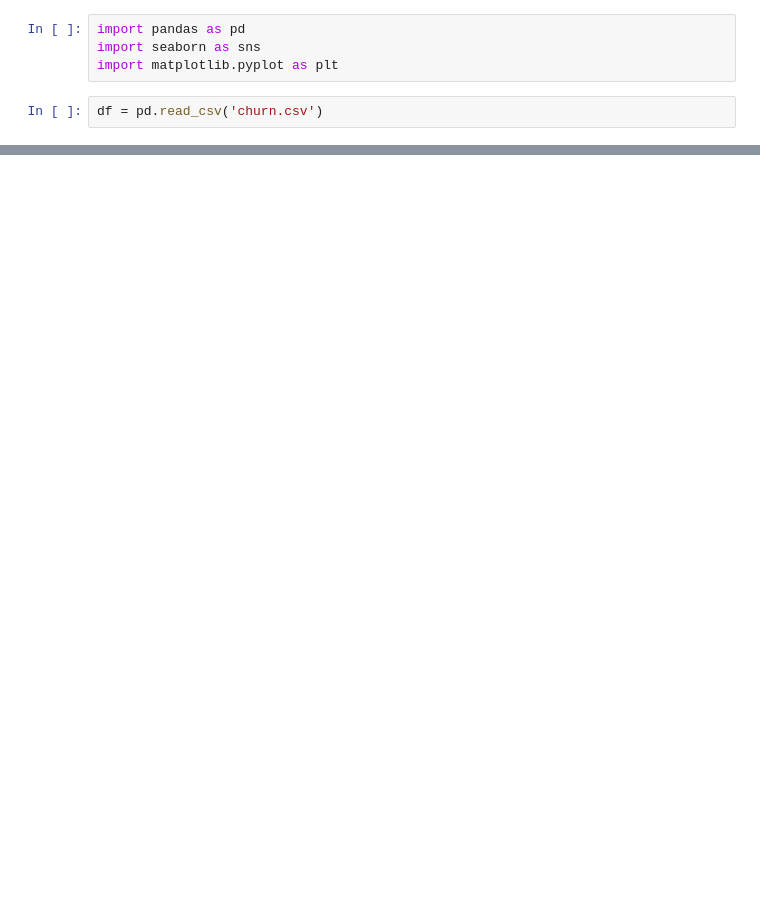
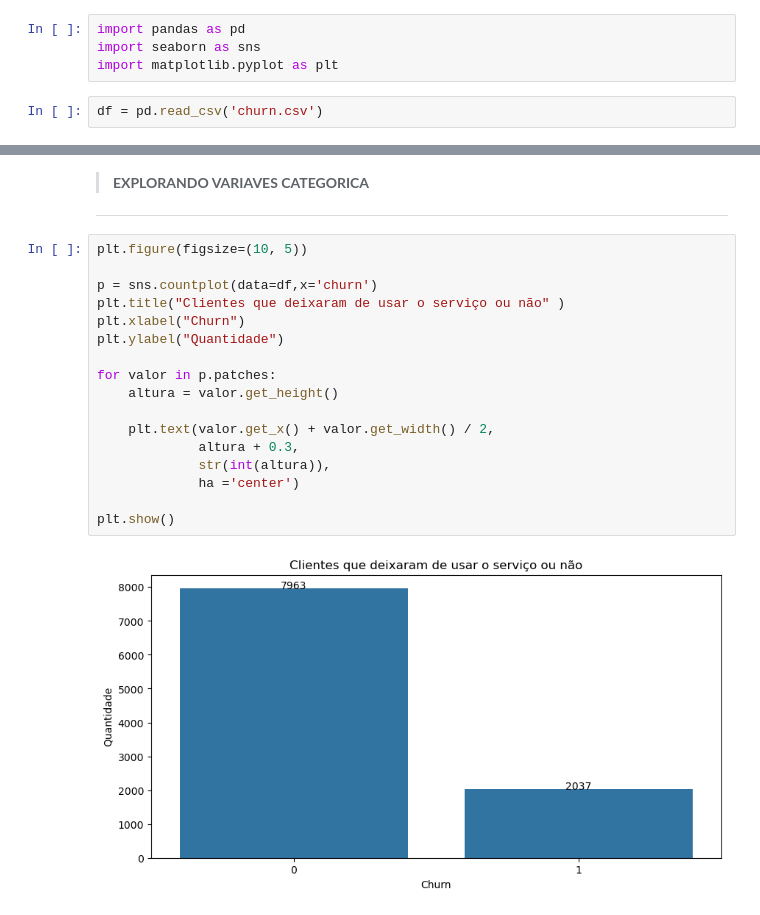
Before and after one commit to emersonsantosgithub/modelo-de-classificao-churn, a Jupyter notebook: modelo-de-classificao-churn.ipynb, the cells around one changed output, grey strips where cells are left out. Drawn from its saved outputs; the diff is of its cells as text; blank space fills up the shorter version.

```diff
--- a/modelo-de-classificao-churn.ipynb
+++ b/modelo-de-classificao-churn.ipynb
@@ -44,0 +73,22 @@ memory usage: 937.6+ KB
+# %% [markdown]
+> **EXPLORANDO VARIAVES CATEGORICA**
+---
+# %%
+plt.figure(figsize=(10, 5))
+
+p = sns.countplot(data=df,x='churn')
+plt.title("Clientes que deixaram de usar o serviço ou não" )
+plt.xlabel("Churn")
+plt.ylabel("Quantidade")
+
+for valor in p.patches:
+    altura = valor.get_height()
+
+    plt.text(valor.get_x() + valor.get_width() / 2,
+             altura + 0.3,
+             str(int(altura)),
+             ha ='center')
+
+plt.show()
+# %% [output]
+[figure, added]
```
Also changed, not shown: parts of 6 cells of this notebook.
